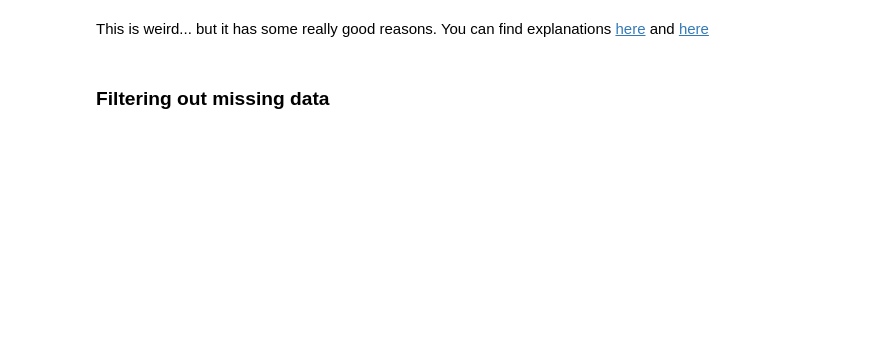
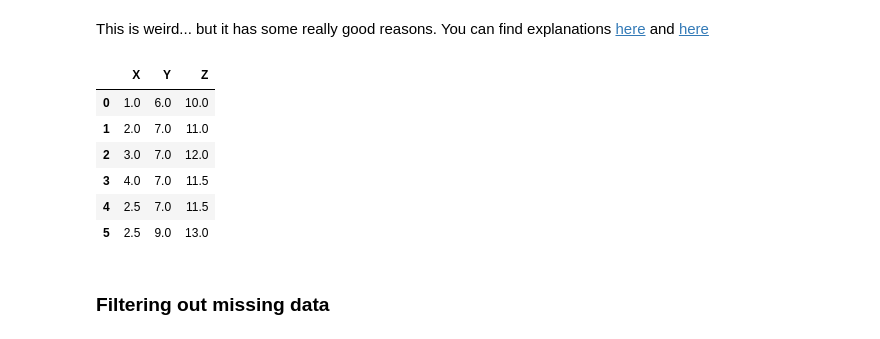
Before and after one commit to jorgegmartin/Master_Data_Science, a Jupyter notebook: 05_Data_Science_con_Python/03-introduction_to_pandas.ipynb, the cells around one changed output. Saved outputs shown, nothing was run; the diff lists cells and outputs as text; code cells hidden in the pictures; blank space fills up the shorter version.

```diff
--- a/05_Data_Science_con_Python/03-introduction_to_pandas.ipynb
+++ b/05_Data_Science_con_Python/03-introduction_to_pandas.ipynb
@@ -663,4 +744,16 @@ dna.isin(['a', 'g']).sum()
 # %% [markdown]
 This is weird... but it has some really good reasons. You can find explanations [here](https://stackoverflow.com/questions/10034149/why-is-nan-not-equal-to-nan) and [here](https://stackoverflow.com/questions/1565164/what-is-the-rationale-for-all-comparisons-returning-false-for-ieee754-nan-values)
+# %%
+# podemos rellenar los nan con metodos tambien
+
+data_df.fillna(data_df.median())
+# %% [output]
+|  | X | Y | Z |
+| 0 | 1.0 | 6.0 | 10.0 |
+| 1 | 2.0 | 7.0 | 11.0 |
+| 2 | 3.0 | 7.0 | 12.0 |
+| 3 | 4.0 | 7.0 | 11.5 |
+| 4 | 2.5 | 7.0 | 11.5 |
+| 5 | 2.5 | 9.0 | 13.0 |
 # %% [markdown]
 ### Filtering out missing data
```
Also changed, not shown: parts of 33 cells of this notebook.
